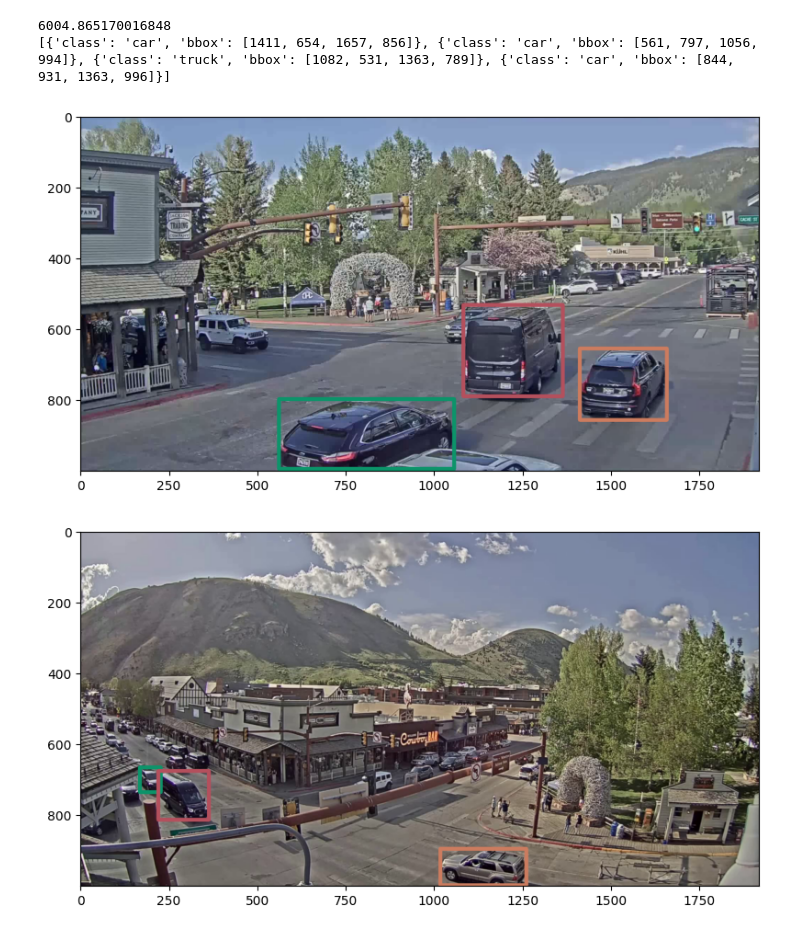
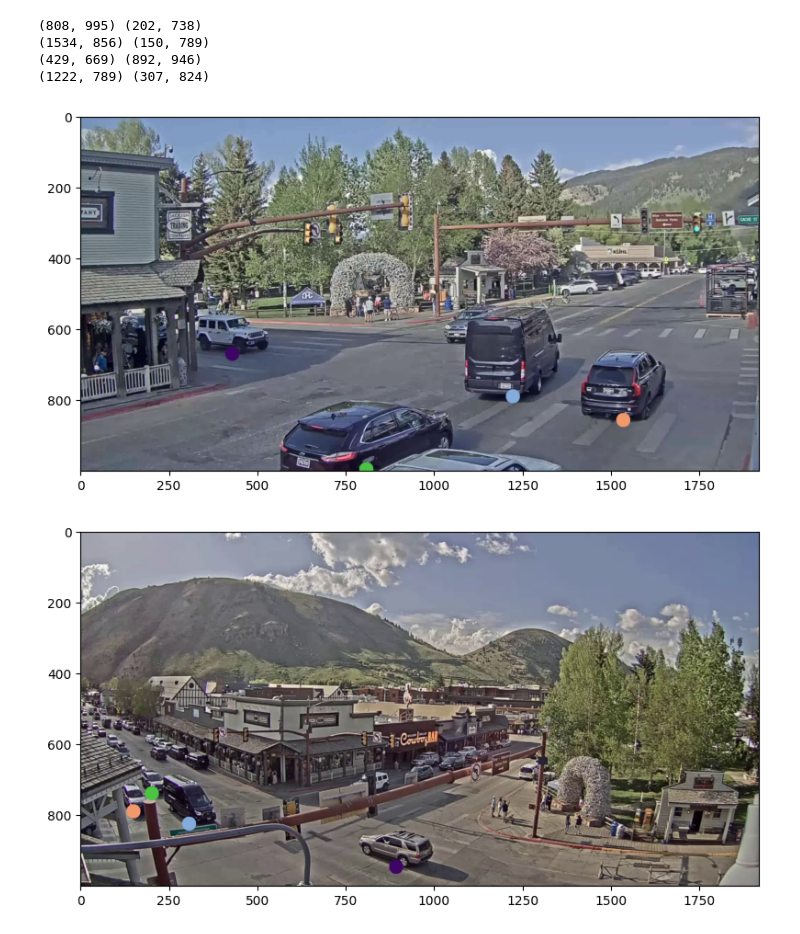
Before and after one commit to visanalexandru/CV-Project2, a Jupyter notebook: task1.ipynb, the cells around one changed output. Drawn from its saved outputs; the diff is of its cells as text; code cells hidden in the pictures.

```diff
--- a/task1.ipynb
+++ b/task1.ipynb
@@ -48,0 +42,14 @@ Best frame: 135, max objects: 7
+# %%
+# Find the frame with the most keypoints
+
+best_frame_index = 0
+max_keypoints = 0
+
+for i in range(query.num_frames()):
+    frame = query.get_frame(i)
+    keypoints = get_keypoints(frame, F)
+
+    if len(keypoints) > max_keypoints:
+        max_keypoints = len(keypoints)
+        best_frame_index = i
+print("Best frame index:", best_frame_index, max_keypoints)
@@ -49 +58,4 @@ Best frame: 135, max objects: 7
+# %%
+query_index = 0
+reference_index = 465
 # %%
@@ -78,0 +101,14 @@ plt.show()
+# %%
+reference_frame = reference.get_frame(reference_index)
+reference_frame_plot = reference_frame.raw().copy()
+
+for i, keypoint in enumerate(keypoints1):
+    pos1_tmp = np.array([[keypoint["position"]]]).astype(np.float32)
+    transformed = cv.perspectiveTransform(pos1_tmp, F).squeeze().astype(np.int32)
+
+    cv.circle(reference_frame_plot, transformed, 20, colors[i], -1)
+
+plt.figure(figsize=(10, 5))
+plt.title("Transformed keypoints")
+plt.imshow(reference_frame_plot)
+plt.show()
@@ -79,33 +117,35 @@ plt.show()
 # %%
 matching_query = query_frame.raw().copy()
 matching_reference = reference_frame.raw().copy()
 
-assignment, cost, _ = get_assignment(objects_a, objects_b, query_frame.raw().copy(), reference_frame.raw().copy(), F)
-print(cost)
+assignment, cost, _ = get_assignment(keypoints1, keypoints2, F)
 
-print(objects_a)
 for i in range(len(assignment[0])):
     a = assignment[0][i]
     b = assignment[1][i]
 
-    box_a = objects_a[a]["bbox"]
-    box_b = objects_b[b]["bbox"]
+    keypoint_a = keypoints1[a]["position"]
+    keypoint_b = keypoints2[b]["position"]
+    print(keypoint_a, keypoint_b)
 
     color = np.random.randint(0, 255, size=3).tolist()
-    cv.rectangle(matching_query, (box_a[0], box_a[1]), (box_a[2], box_a[3]), color, 10)
-    cv.rectangle(matching_reference, (box_b[0], box_b[1]), (box_b[2], box_b[3]), color, 10)
+
+    cv.circle(matching_query, keypoint_a, 20, color, -1)
+    cv.circle(matching_reference, keypoint_b, 20, color, -1)
 
 plt.figure(figsize=(10, 5))
 plt.imshow(matching_query)
 plt.show()
 plt.figure(figsize=(10, 5))
 plt.imshow(matching_reference)
 plt.show()
 # %% [output]
-6004.865170016848
-[{'class': 'car', 'bbox': [1411, 654, 1657, 856]}, {'class': 'car', 'bbox': [561, 797, 1056, 994]}, {'class': 'truck', 'bbox': [1082, 531, 1363, 789]}, {'class': 'car', 'bbox': [844, 931, 1363, 996]}]
+(808, 995) (202, 738)
+(1534, 856) (150, 789)
+(429, 669) (892, 946)
+(1222, 789) (307, 824)
-[figure, old version]
+[figure, new version]
-[figure, old version]
+[figure, new version]
 # %%
 num_query_frames = query.num_frames()
 num_reference_frames = reference.num_frames()
```
Also changed, not shown: parts of 13 cells of this notebook.
